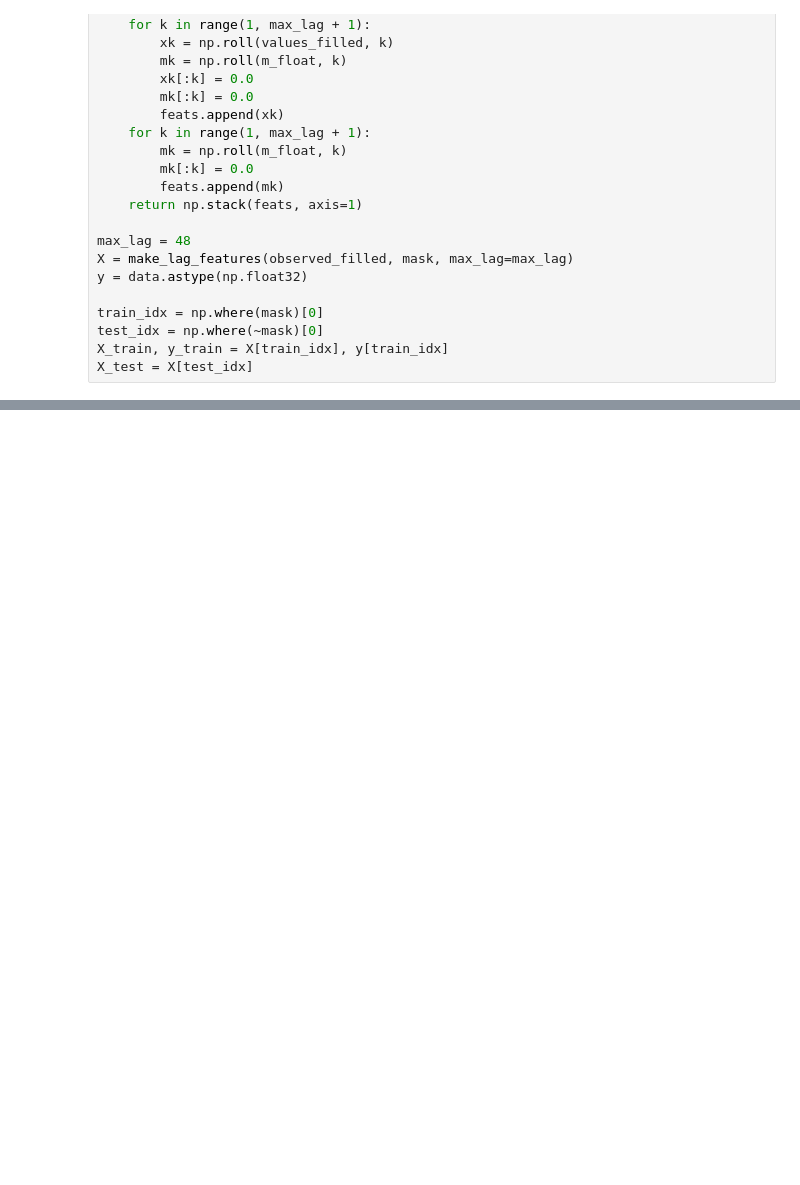
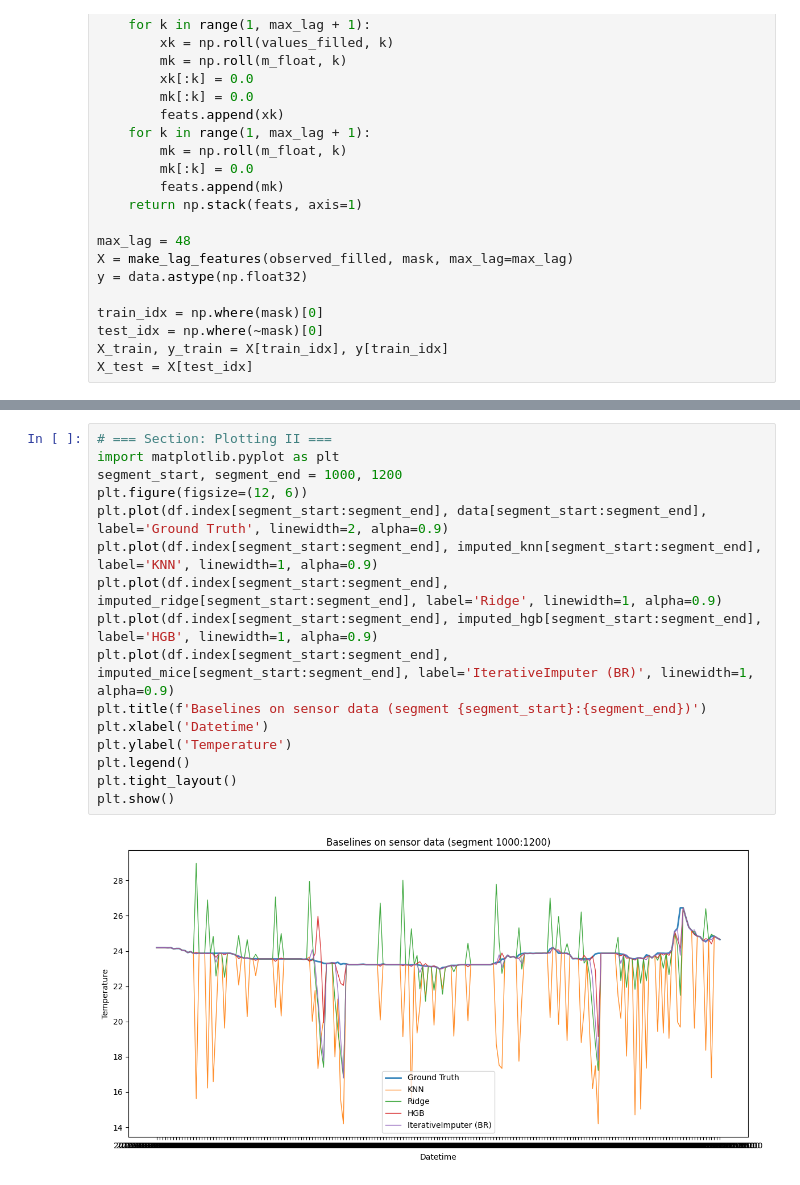
Before and after one commit to DevPrinceK/mphil, a Jupyter notebook: lvimputer/baselines/baseline-ml.ipynb, the cells around one changed output, grey strips where cells are left out. Cells and saved outputs as stored; diff of their text form; blank space fills up the shorter version.

```diff
--- a/lvimputer/baselines/baseline-ml.ipynb
+++ b/lvimputer/baselines/baseline-ml.ipynb
@@ -181,0 +221,18 @@ MemoryError: Unable to allocate 480. KiB for an array with shape (96, 256) and d
+# %%
+# === Section: Plotting II ===
+import matplotlib.pyplot as plt
+segment_start, segment_end = 1000, 1200
+plt.figure(figsize=(12, 6))
+plt.plot(df.index[segment_start:segment_end], data[segment_start:segment_end], label='Ground Truth', linewidth=2, alpha=0.9)
+plt.plot(df.index[segment_start:segment_end], imputed_knn[segment_start:segment_end], label='KNN', linewidth=1, alpha=0.9)
+plt.plot(df.index[segment_start:segment_end], imputed_ridge[segment_start:segment_end], label='Ridge', linewidth=1, alpha=0.9)
+plt.plot(df.index[segment_start:segment_end], imputed_hgb[segment_start:segment_end], label='HGB', linewidth=1, alpha=0.9)
+plt.plot(df.index[segment_start:segment_end], imputed_mice[segment_start:segment_end], label='IterativeImputer (BR)', linewidth=1, alpha=0.9)
+plt.title(f'Baselines on sensor data (segment {segment_start}:{segment_end})')
+plt.xlabel('Datetime')
+plt.ylabel('Temperature')
+plt.legend()
+plt.tight_layout()
+plt.show()
+# %% [output]
+[figure, added]
```
Also changed, not shown: parts of 6 cells of this notebook.
